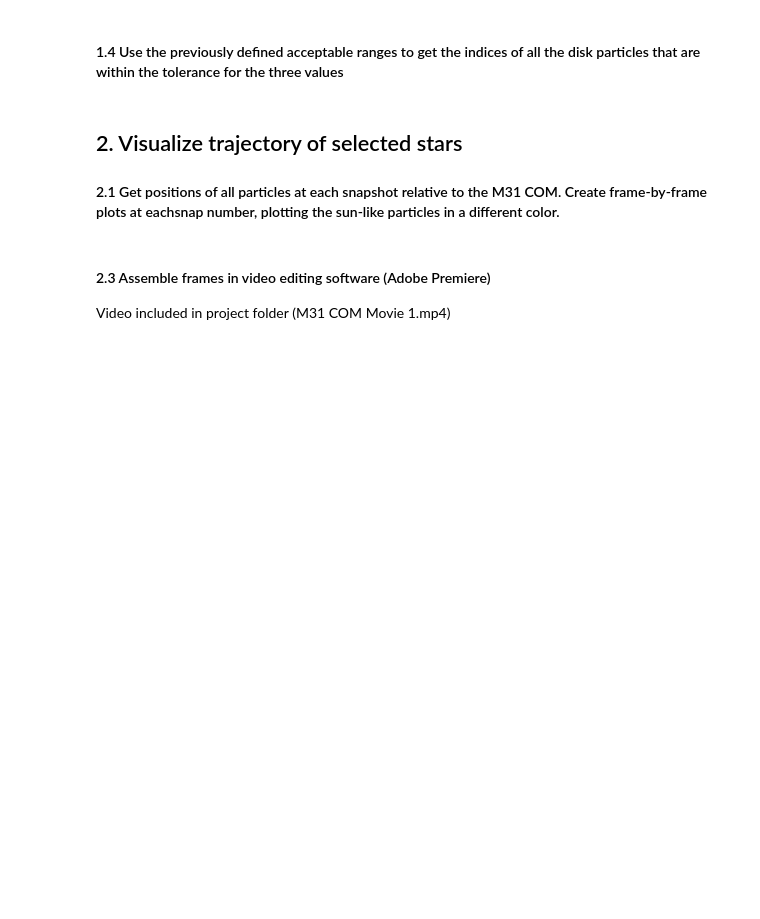
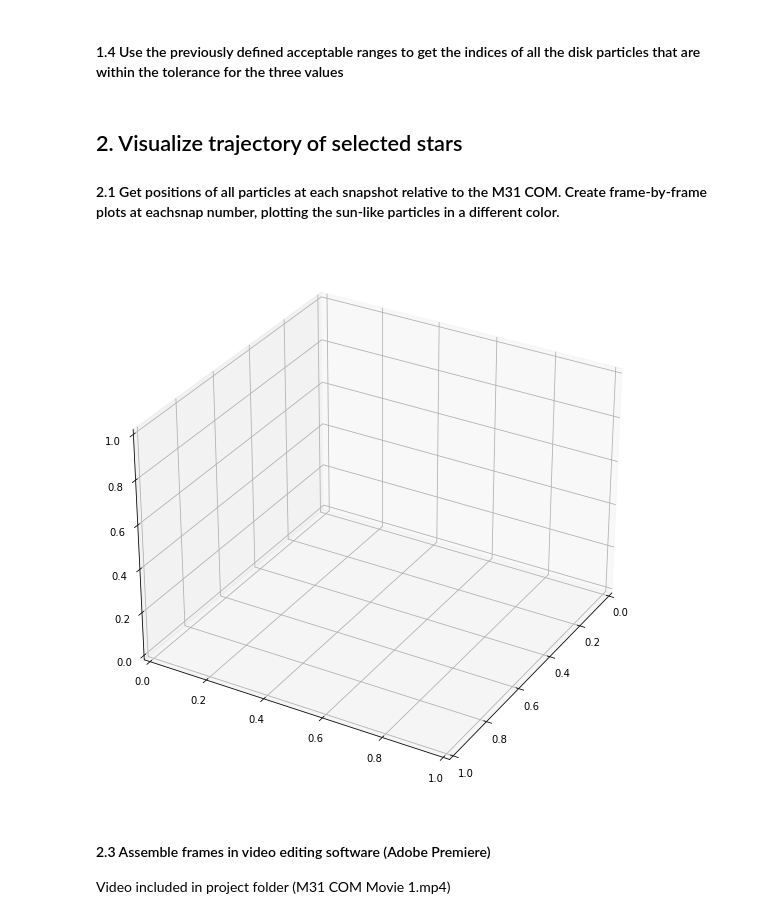
Before and after one commit to anshrg/400B_2023_Gupta, a Jupyter notebook: Research Assignments/Research Assignment 5/Ansh Gupta Galaxy Project - Fate of Sunlike Stars.ipynb, the cells around one changed output. Drawn from its saved outputs; the diff is of its cells as text; code cells hidden in the pictures; blank space fills up the shorter version.

```diff
--- a/Research Assignments/Research Assignment 5/Ansh Gupta Galaxy Project - Fate of Sunlike Stars.ipynb
+++ b/Research Assignments/Research Assignment 5/Ansh Gupta Galaxy Project - Fate of Sunlike Stars.ipynb
@@ -216,7 +216,7 @@ M33_sunlike_indices = sunlike_stars(M33_path, 'M33', 0, sun_parameters, sun_tole
 ## 2. Visualize trajectory of selected stars
 #### 2.1 Get positions of all particles at each snapshot relative to the M31 COM. Create frame-by-frame plots at eachsnap number, plotting the sun-like particles in a different color.
 # %%
-snap_start = 400
+snap_end = 400
 ax = plt.figure(figsize=(10,10)).add_subplot(projection="3d",computed_zorder=False)
 for index, i in enumerate(range(snap_start, snap_end+1, increment)):
     index = (index + snap_start)*increment # correct index for starting at nonzero snap_start
@@ -241,33 +241,35 @@ for index, i in enumerate(range(snap_start, snap_end+1, increment)):
     time, total, data2 = Read(filename2) # read in the datafile
     disk_indices2 = np.where(data2['type'] == 2) # get all disk particle indices
     data2 = data2[disk_indices2] # data for all disk particles
     x2 = data2['x'] - M31_orbit['x'][index] # x position for M31 disk particles relative to M31 COM
     y2 = data2['y'] - M31_orbit['y'][index] # y position for M31 disk particles relative to M31 COM
     z2 = data2['z'] - M31_orbit['z'][index] # z position for M31 disk particles relative to M31 COM
     ax.scatter(x2, y2, z2, s=0.01, marker='.', c='orange') # plot M31 disk particles
     ax.scatter(x2[M31_sunlike_indices], y2[M31_sunlike_indices], \
                z2[M31_sunlike_indices], s=1, c='black') # plot M31 sun-like particles
 
     ### M33 Plotting
     filename3 = M33_path + 'M33/M33_' + ilbl + '.txt' # M33 filename including snap
     time, total, data3 = Read(filename3) # read in the datafile
     disk_indices3 = np.where(data3['type'] == 2)
     data3 = data3[disk_indices3] # data for all disk particles
     x3 = data3['x'] - M31_orbit['x'][index] # x position for M33 disk particles relative to M31 COM
     y3 = data3['y'] - M31_orbit['y'][index] # y position for M33 disk particles relative to M31 COM
     z3 = data3['z'] - M31_orbit['z'][index] # z position for M33 disk particles relative to M31 COM
     ax.scatter(x3, y3, z3, s=0.01, marker='.', c='red') # plot M33 disk particles
     ax.scatter(x3[M33_sunlike_indices], y3[M33_sunlike_indices],\
                z3[M33_sunlike_indices], s=0.1, c='black') # plot M33 sun-like particles
 
     ax.grid(True)
     ax.set_xlim(-50, 50)
     ax.set_ylim(-50, 50)
     ax.set_zlim(-50, 50)
     ax.view_init(30, 30)
 
     plt.savefig(f'images2/M31_COM_{index}.png') # save plot as image
     ax.clear() # clear plot to get the next frame ready
+# %% [output]
+[figure, added]
 # %% [markdown]
 #### 2.3 Assemble frames in video editing software (Adobe Premiere)
 Video included in project folder (M31 COM Movie 1.mp4)
```
Also changed, not shown: parts of 2 cells of this notebook, 3 other files.
